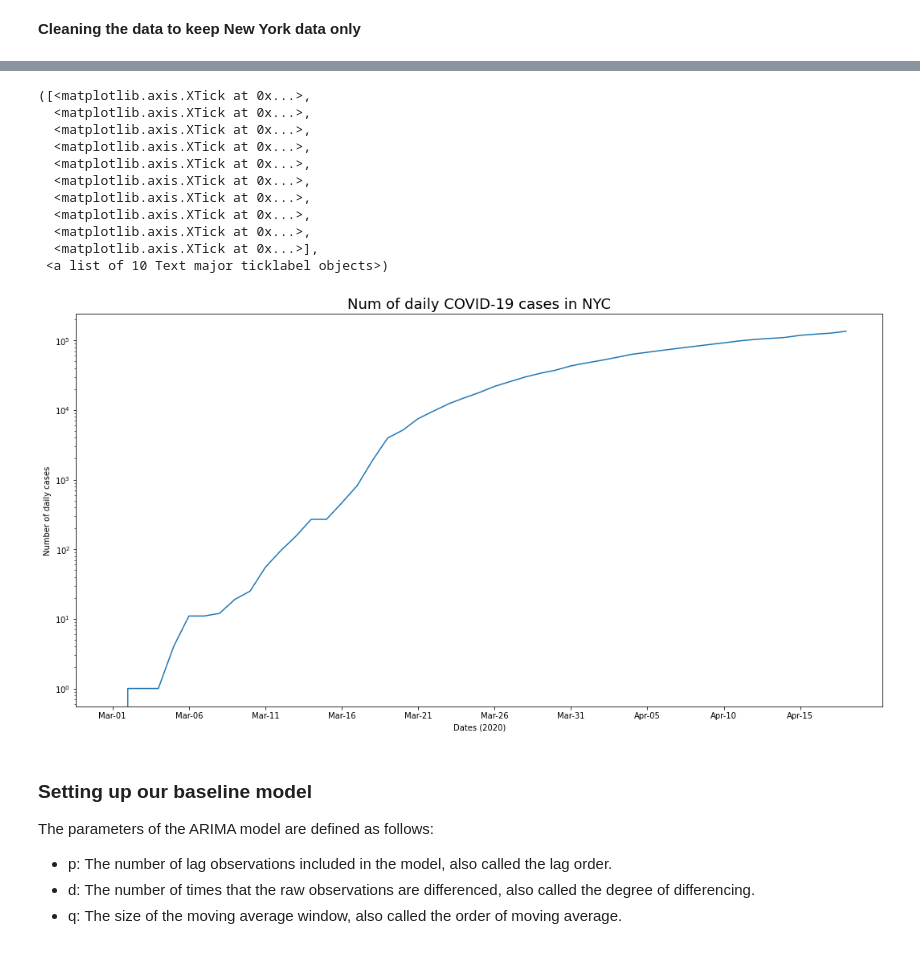
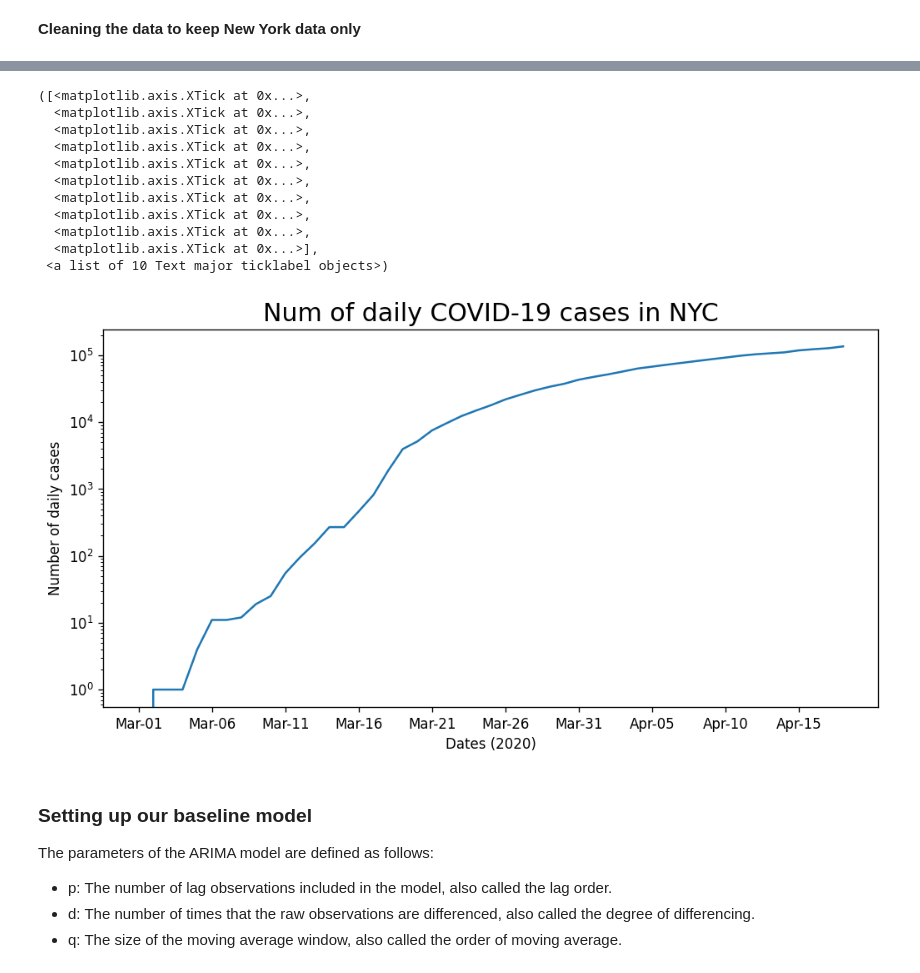
Before and after one commit to armandordorica/Twitter_Sentiment_Analysis, a Jupyter notebook: Covid19_NYC_ARIMA.ipynb, the cells around one changed output, grey strips where cells are left out. Drawn from its saved outputs; the diff is of its cells as text; code cells hidden in the pictures.

```diff
--- a/Covid19_NYC_ARIMA.ipynb
+++ b/Covid19_NYC_ARIMA.ipynb
@@ -42,6 +42,8 @@ values = list(df_ny.iloc[0])[40:]
 # %%
 data = {'Date':list_of_dates, 'Num of daily cases': values}
 df = pd.DataFrame(data)
-df.head(20)
+df = df.iloc[0:49]
+### Last 5 values available
+df[-5:]
 # %% [output]
 |  | Date | Num of daily cases |
@@ -75,27 +66,27 @@ x_ticks= [list_of_dates[i] for i in range(0, len(list_of_dates), 5)]
 # %%
 from matplotlib import pyplot as plt
 
-plt.figure(figsize = (18,9))
+plt.figure(figsize = (10,5))
 plt.yscale("log")
 
 plt.title("Num of daily COVID-19 cases in NYC", fontsize = 18)
 plt.plot(list_of_dates, df['Num of daily cases'])
 plt.ylabel("Number of daily cases")
 plt.xlabel("Dates (2020)")
 plt.xticks(x_ticks)
 # %% [output]
 ([<matplotlib.axis.XTick at 0x...>,
   <matplotlib.axis.XTick at 0x...>,
   <matplotlib.axis.XTick at 0x...>,
   <matplotlib.axis.XTick at 0x...>,
   <matplotlib.axis.XTick at 0x...>,
   <matplotlib.axis.XTick at 0x...>,
   <matplotlib.axis.XTick at 0x...>,
   <matplotlib.axis.XTick at 0x...>,
   <matplotlib.axis.XTick at 0x...>,
   <matplotlib.axis.XTick at 0x...>],
  <a list of 10 Text major ticklabel objects>)
-[figure, old version]
+[figure, new version]
 # %% [markdown]
 ### Setting up our baseline model
 
```
Also changed, not shown: parts of 27 cells of this notebook.
